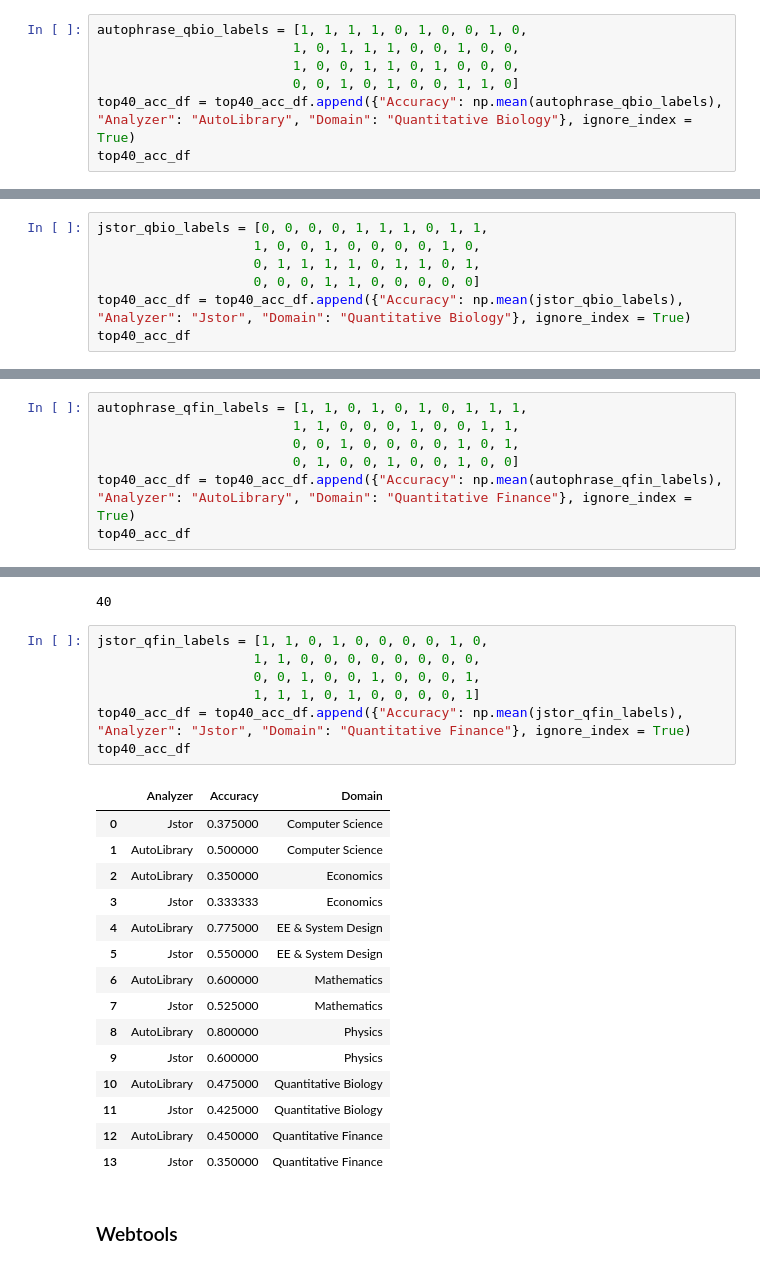
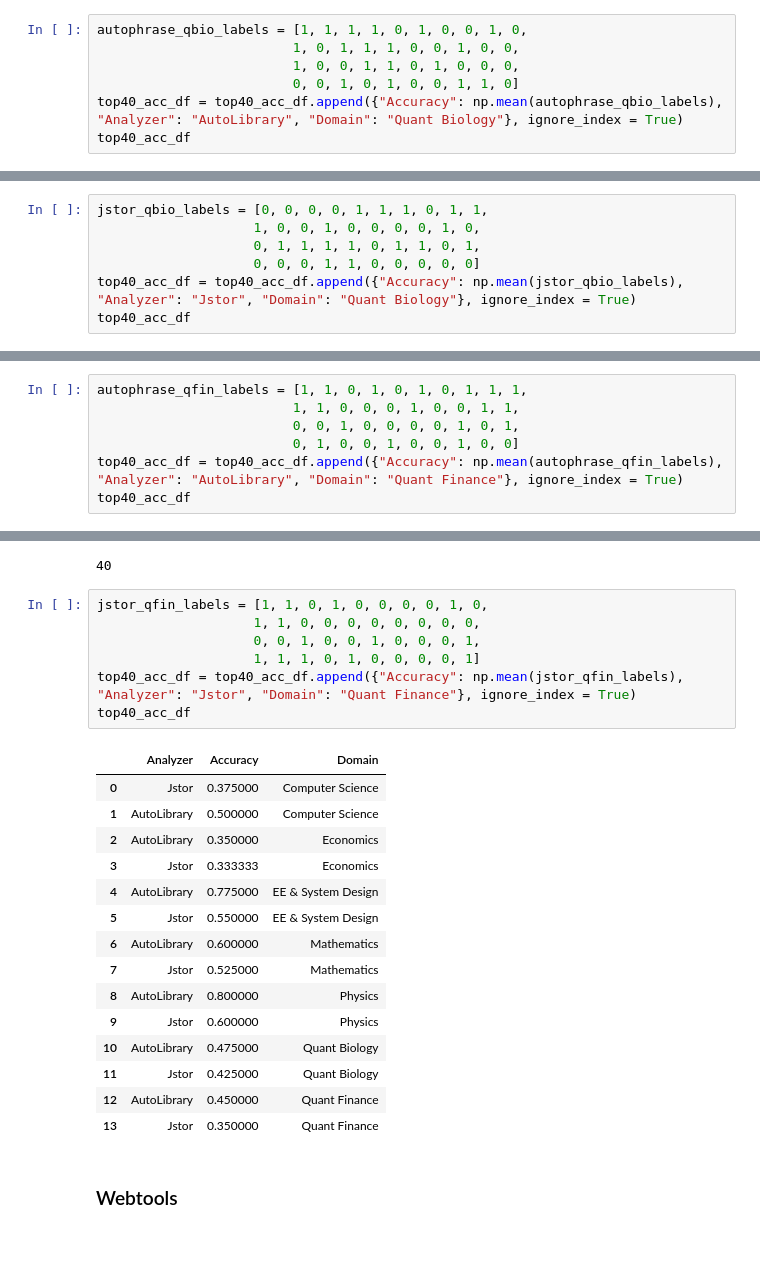
Before and after one commit to YichunRen/AutoLibrary-Scientific-Paper-Keywords-Extraction-, a Jupyter notebook: notebooks/Experiment.ipynb, the cells around one changed output, grey strips where cells are left out. Cells and saved outputs as stored; diff of their text form.

```diff
--- a/notebooks/Experiment.ipynb
+++ b/notebooks/Experiment.ipynb
@@ -1082,7 +1082,7 @@ autophrase_qbio_labels = [1, 1, 1, 1, 0, 1, 0, 0, 1, 0,
                          1, 0, 1, 1, 1, 0, 0, 1, 0, 0,
                          1, 0, 0, 1, 1, 0, 1, 0, 0, 0,
                          0, 0, 1, 0, 1, 0, 0, 1, 1, 0]
-top40_acc_df = top40_acc_df.append({"Accuracy": np.mean(autophrase_qbio_labels), "Analyzer": "AutoLibrary", "Domain": "Quantitative Biology"}, ignore_index = True)
+top40_acc_df = top40_acc_df.append({"Accuracy": np.mean(autophrase_qbio_labels), "Analyzer": "AutoLibrary", "Domain": "Quant Biology"}, ignore_index = True)
 top40_acc_df
 # %% [output]
 |  | Analyzer | Accuracy | Domain |
@@ -1168,7 +1168,7 @@ jstor_qbio_labels = [0, 0, 0, 0, 1, 1, 1, 0, 1, 1,
                     1, 0, 0, 1, 0, 0, 0, 0, 1, 0,
                     0, 1, 1, 1, 1, 0, 1, 1, 0, 1,
                     0, 0, 0, 1, 1, 0, 0, 0, 0, 0]
-top40_acc_df = top40_acc_df.append({"Accuracy": np.mean(jstor_qbio_labels), "Analyzer": "Jstor", "Domain": "Quantitative Biology"}, ignore_index = True)
+top40_acc_df = top40_acc_df.append({"Accuracy": np.mean(jstor_qbio_labels), "Analyzer": "Jstor", "Domain": "Quant Biology"}, ignore_index = True)
 top40_acc_df
 # %% [output]
 |  | Analyzer | Accuracy | Domain |
@@ -1330,7 +1310,7 @@ autophrase_qfin_labels = [1, 1, 0, 1, 0, 1, 0, 1, 1, 1,
                          1, 1, 0, 0, 0, 1, 0, 0, 1, 1,
                          0, 0, 1, 0, 0, 0, 0, 1, 0, 1,
                          0, 1, 0, 0, 1, 0, 0, 1, 0, 0]
-top40_acc_df = top40_acc_df.append({"Accuracy": np.mean(autophrase_qfin_labels), "Analyzer": "AutoLibrary", "Domain": "Quantitative Finance"}, ignore_index = True)
+top40_acc_df = top40_acc_df.append({"Accuracy": np.mean(autophrase_qfin_labels), "Analyzer": "AutoLibrary", "Domain": "Quant Finance"}, ignore_index = True)
 top40_acc_df
 # %% [output]
 |  | Analyzer | Accuracy | Domain |
@@ -1418,26 +1398,26 @@ len(jstor_qfin_phrases)
 # %%
 jstor_qfin_labels = [1, 1, 0, 1, 0, 0, 0, 0, 1, 0,
                     1, 1, 0, 0, 0, 0, 0, 0, 0, 0,
                     0, 0, 1, 0, 0, 1, 0, 0, 0, 1,
                     1, 1, 1, 0, 1, 0, 0, 0, 0, 1]
-top40_acc_df = top40_acc_df.append({"Accuracy": np.mean(jstor_qfin_labels), "Analyzer": "Jstor", "Domain": "Quantitative Finance"}, ignore_index = True)
+top40_acc_df = top40_acc_df.append({"Accuracy": np.mean(jstor_qfin_labels), "Analyzer": "Jstor", "Domain": "Quant Finance"}, ignore_index = True)
 top40_acc_df
 # %% [output]
 |  | Analyzer | Accuracy | Domain |
 | 0 | Jstor | 0.375000 | Computer Science |
 | 1 | AutoLibrary | 0.500000 | Computer Science |
 | 2 | AutoLibrary | 0.350000 | Economics |
 | 3 | Jstor | 0.333333 | Economics |
 | 4 | AutoLibrary | 0.775000 | EE & System Design |
 | 5 | Jstor | 0.550000 | EE & System Design |
 | 6 | AutoLibrary | 0.600000 | Mathematics |
 | 7 | Jstor | 0.525000 | Mathematics |
 | 8 | AutoLibrary | 0.800000 | Physics |
 | 9 | Jstor | 0.600000 | Physics |
-| 10 | AutoLibrary | 0.475000 | Quantitative Biology |
-| 11 | Jstor | 0.425000 | Quantitative Biology |
-| 12 | AutoLibrary | 0.450000 | Quantitative Finance |
-| 13 | Jstor | 0.350000 | Quantitative Finance |
+| 10 | AutoLibrary | 0.475000 | Quant Biology |
+| 11 | Jstor | 0.425000 | Quant Biology |
+| 12 | AutoLibrary | 0.450000 | Quant Finance |
+| 13 | Jstor | 0.350000 | Quant Finance |
 # %% [markdown]
 ### Webtools
 # %%
```
Also changed, not shown: parts of 15 cells of this notebook, 1 other file.
